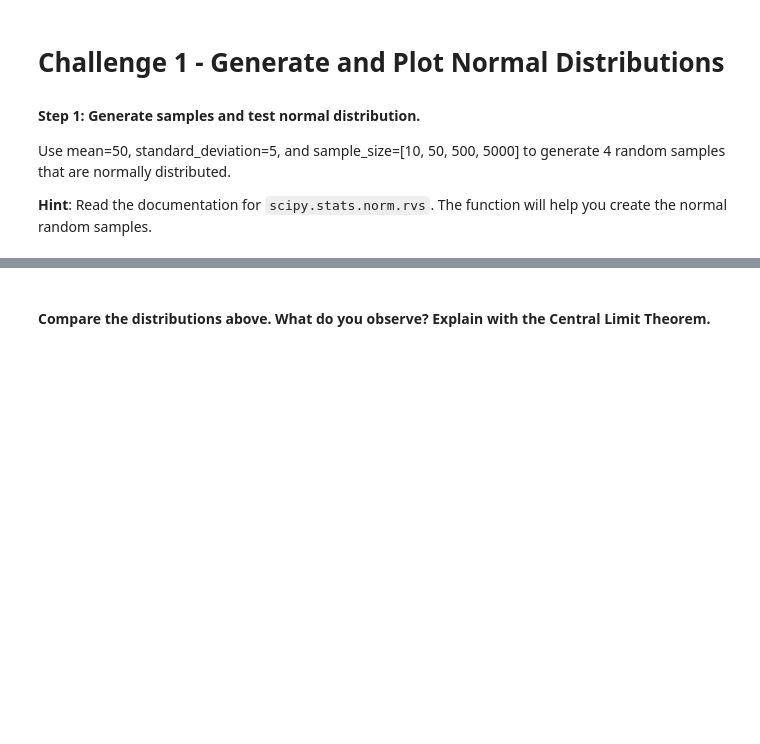
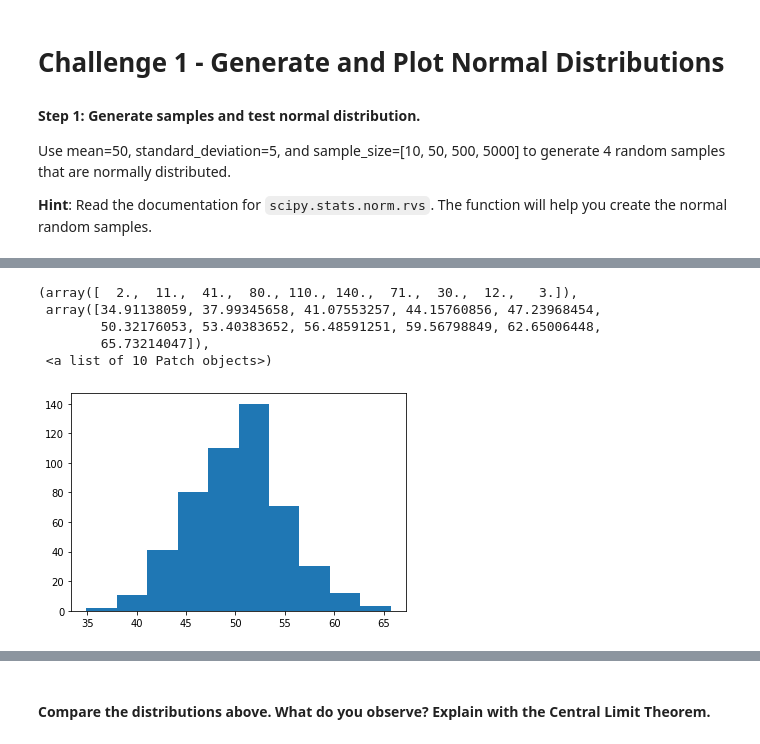
Before and after one commit to pedrodgn/ironhack, a Jupyter notebook: week6-Statistics/ProbDistrb.ipynb, the cells around one changed output, grey strips where cells are left out. Drawn from its saved outputs; the diff is of its cells as text; code cells hidden in the pictures; blank space fills up the shorter version.

```diff
--- a/week6-Statistics/ProbDistrb.ipynb
+++ b/week6-Statistics/ProbDistrb.ipynb
@@ -25,0 +49,9 @@ If you did, your outputs would be really similar to the ones below:
+# %%
+plt.hist(rand_500)
+# %% [output]
+(array([  2.,  11.,  41.,  80., 110., 140.,  71.,  30.,  12.,   3.]),
+ array([34.91138059, 37.99345658, 41.07553257, 44.15760856, 47.23968454,
+        50.32176053, 53.40383652, 56.48591251, 59.56798849, 62.65006448,
+        65.73214047]),
+ <a list of 10 Patch objects>)
+[figure, added]
```
Also changed, not shown: parts of 21 cells of this notebook.
